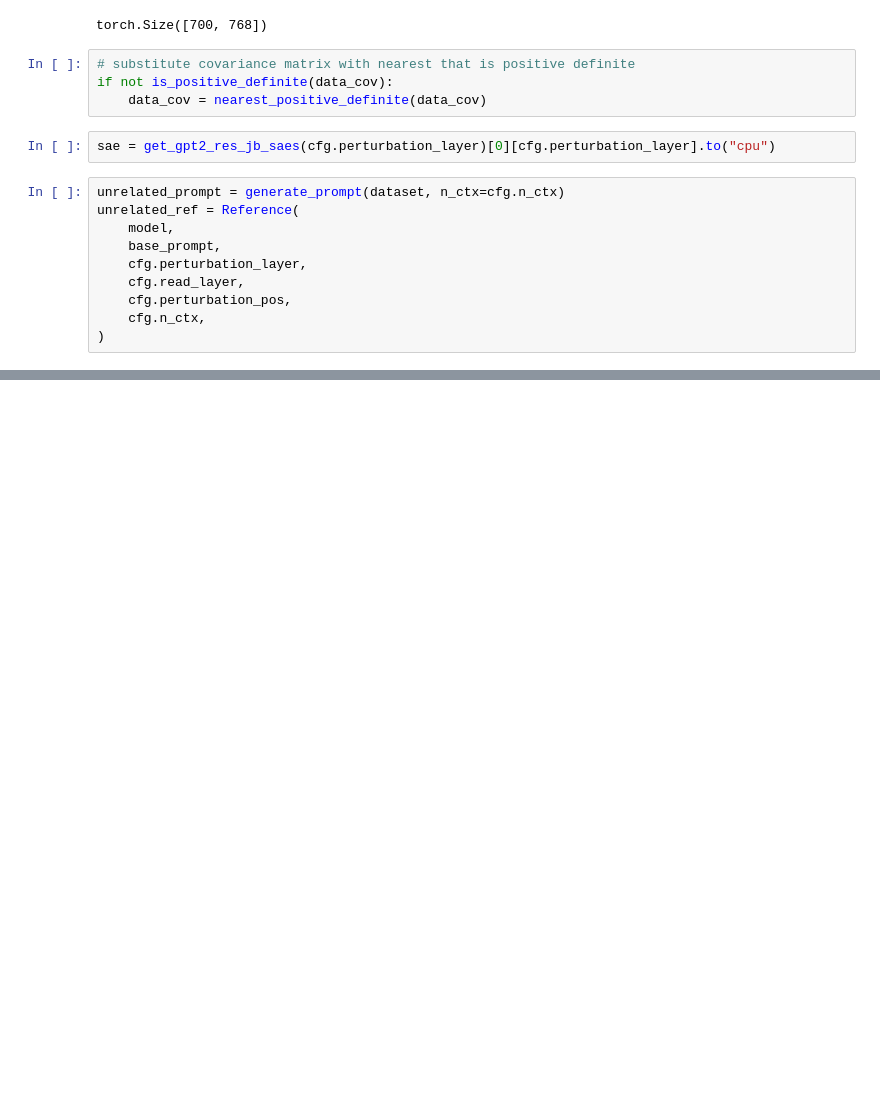
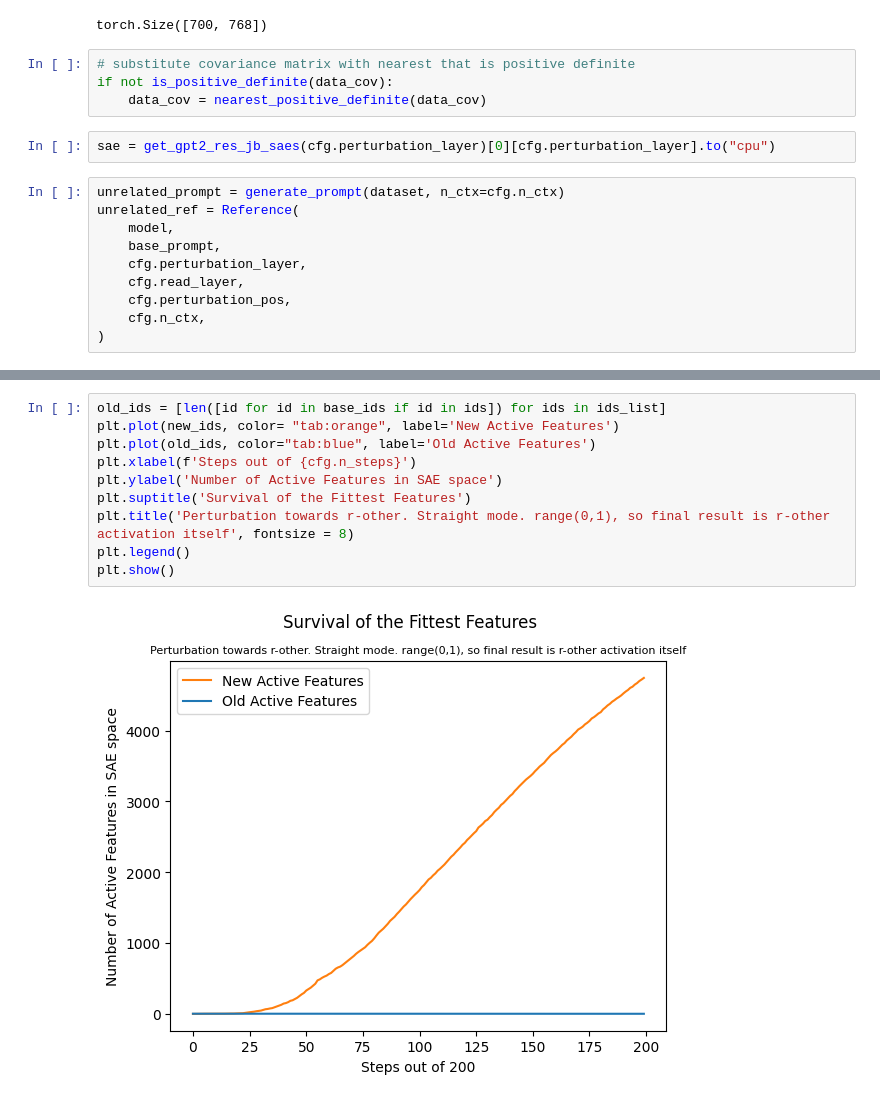
Before and after one commit to jettjaniak/teren, a Jupyter notebook: notebooks/stefan_experiment.ipynb, the cells around one changed output, grey strips where cells are left out. Cells and saved outputs as stored; diff of their text form; blank space fills up the shorter version.

```diff
--- a/notebooks/stefan_experiment.ipynb
+++ b/notebooks/stefan_experiment.ipynb
@@ -202,0 +270,12 @@ plt.show()
+# %%
+old_ids = [len([id for id in base_ids if id in ids]) for ids in ids_list]
+plt.plot(new_ids, color= "tab:orange", label='New Active Features')
+plt.plot(old_ids, color="tab:blue", label='Old Active Features')
+plt.xlabel(f'Steps out of {cfg.n_steps}')
+plt.ylabel('Number of Active Features in SAE space')
+plt.suptitle('Survival of the Fittest Features')
+plt.title('Perturbation towards r-other. Straight mode. range(0,1), so final result is r-other activation itself', fontsize = 8)
+plt.legend()
+plt.show()
+# %% [output]
+[figure, added]
```
Also changed, not shown: parts of 12 cells of this notebook, 2 other files.
